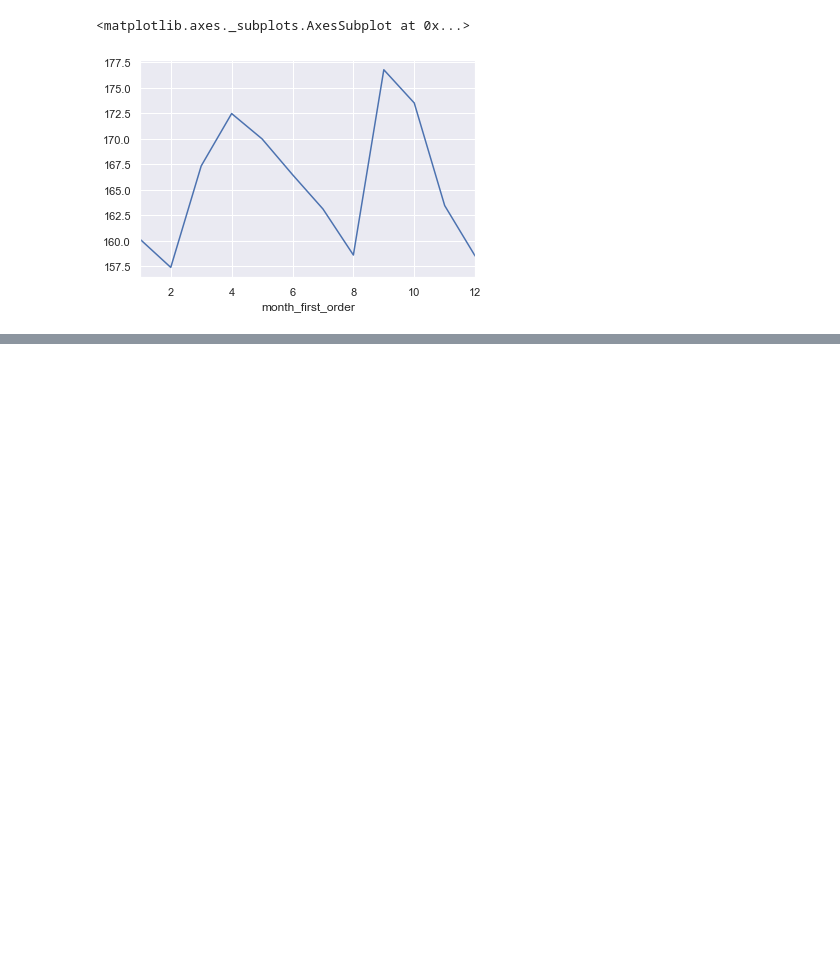
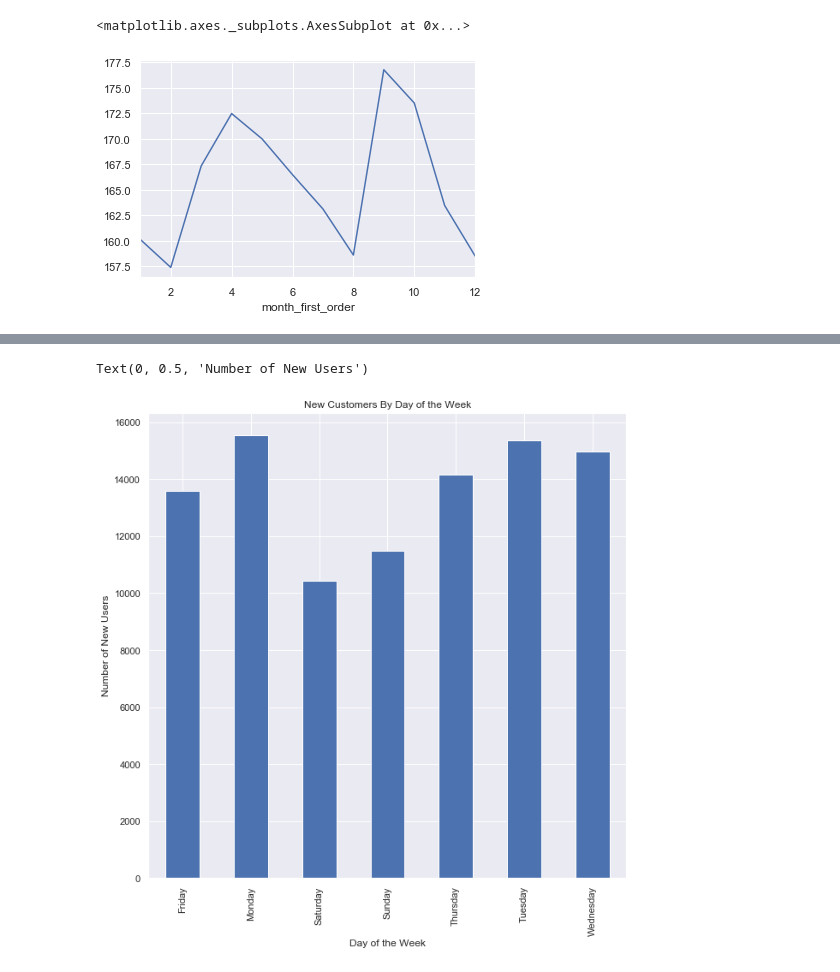
Before and after one commit to rachelleperez/Olist, a Jupyter notebook: Olist_Notebook.ipynb, the cells around one changed output, grey strips where cells are left out. Drawn from its saved outputs; the diff is of its cells as text; code cells hidden in the pictures; blank space fills up the shorter version.

```diff
--- a/Olist_Notebook.ipynb
+++ b/Olist_Notebook.ipynb
@@ -353,0 +352,4 @@ df.groupby('month_first_order').mean().total_paid_first_6_months.plot()
+# %%
+# Now, let's look at the day of the week when the customer was acquired
+
+df['day_first_order'] = df['date_first_order'].dt.dayofweek
@@ -353,0 +365,20 @@ df.groupby('month_first_order').mean().total_paid_first_6_months.plot()
+# %%
+def dayofweek(row):
+    if row['day_first_order'] == 0:
+        return 'Monday'
+    elif row['day_first_order'] == 1:
+        return 'Tuesday'
+    elif row['day_first_order'] == 2:
+        return 'Wednesday'
+    elif row['day_first_order'] == 3:
+        return 'Thursday'
+    elif row['day_first_order'] == 4:
+        return 'Friday'
+    elif row['day_first_order'] == 5:
+        return 'Saturday'
+    elif row['day_first_order'] == 6:
+        return 'Sunday'
+
+df.loc[:,'day_first_order'] = df.apply(dayofweek, axis=1)
+
+df.head()
@@ -353,0 +392,3 @@ df.groupby('month_first_order').mean().total_paid_first_6_months.plot()
+# %%
+new_customers_by_day_of_the_week = df.groupby('day_first_order').count().customer_unique_id
+new_customers_by_day_of_the_week
@@ -353,0 +405,10 @@ df.groupby('month_first_order').mean().total_paid_first_6_months.plot()
+# %%
+fig = plt.figure(figsize=(10,10))
+ax = fig.gca()
+new_customers_by_day_of_the_week.plot(kind = 'bar', ax = ax)
+ax.set_title('New Customers By Day of the Week')
+ax.set_xlabel('Day of the Week')
+ax.set_ylabel('Number of New Users')
+# %% [output]
+Text(0, 0.5, 'Number of New Users')
+[figure, added]
```
Also changed, not shown: parts of 21 cells of this notebook, 2 other files.
